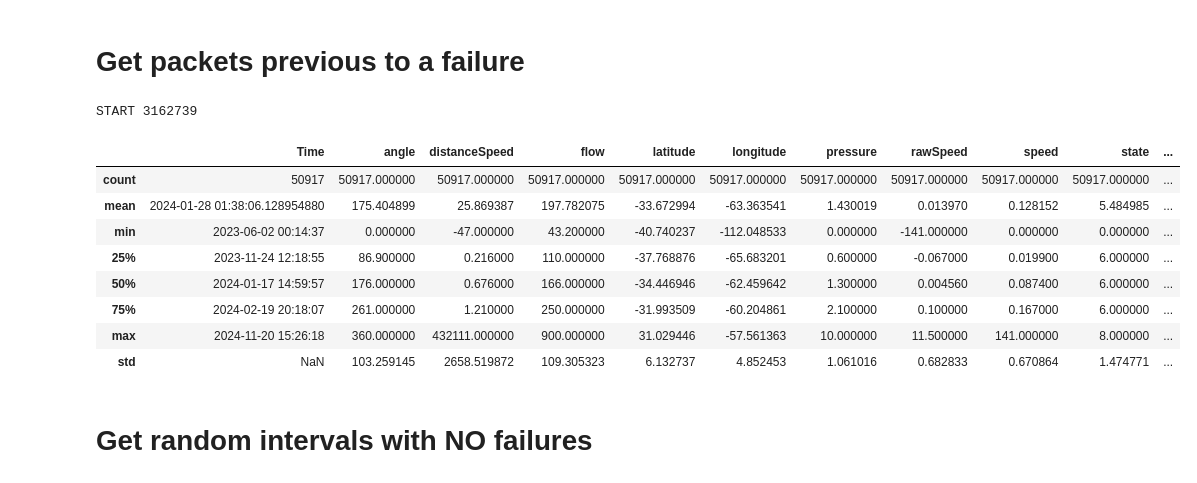
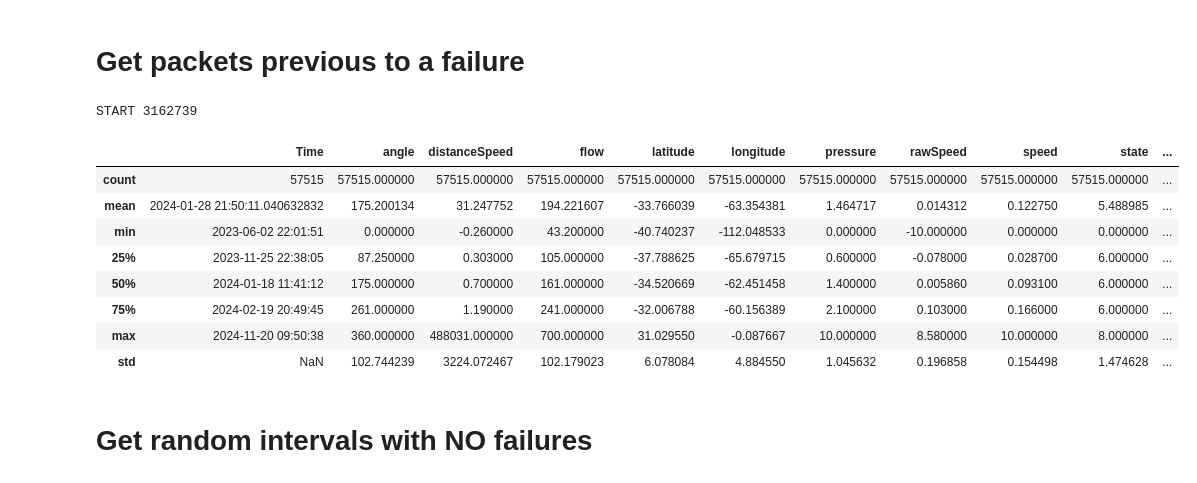
Before and after one commit to KOseare/rnn-failure-prediction, a Jupyter notebook: data-cleaning.ipynb, the cells around one changed output. Cells and saved outputs as stored; diff of their text form; code cells hidden in the pictures.

```diff
--- a/data-cleaning.ipynb
+++ b/data-cleaning.ipynb
@@ -35,6 +35,10 @@ from tqdm import tqdm
 
 ALARM_PUMP = 3
 ALARM_EQUIPMENT = 5
+INTERVAL_HOURS = 8
+PACKETS_PER_HOUR = 4
+MAX_PACKETS = PACKETS_PER_HOUR * INTERVAL_HOURS
+MIN_PACKETS = MAX_PACKETS - 1 * INTERVAL_HOURS
 
 df = pd.read_csv('raw_ia_data.csv')
 df['Time'] = pd.to_datetime(df['Time'])
@@ -69,47 +73,51 @@ for index in tqdm(df.iloc[::-1].index):  # Reverse order
         last_row = {'Time': current_time, 'State': current_state, 'Index': index}
     elif last_row is not None:
         time_diff = last_row['Time'] - current_time
-        if  time_diff.total_seconds() > 6 * 3600 or current_device != device_group:   # More than 6 hours
+        if  time_diff.total_seconds() > INTERVAL_HOURS * 3600 or current_device != device_group:   # More than 6 hours
             # End interval
             last_row = None
             rows_to_drop.append(index)  # Mark the row for deletion
-            general['times_to_fail'] = current['times_to_fail'] + general['times_to_fail']
-            general['interval_groups'] = current['interval_groups'] + general['interval_groups']
+            if len(current['current_rows']) < MIN_PACKETS or len(current['current_rows']) > MAX_PACKETS:
+                rows_to_drop += current['current_rows']
+            else:
+                general['times_to_fail'] = current['times_to_fail'] + general['times_to_fail']
+                general['interval_groups'] = current['interval_groups'] + general['interval_groups']
+                current_group += 1
+
             current = {
                 'times_to_fail': [],
                 'interval_groups': [],
                 'current_rows': []
             }
-            current_group += 1
         else:
             # Append to interval
             current['times_to_fail'].insert(0, time_diff.total_seconds())
             current['interval_groups'].insert(0, current_group)
             current['current_rows'].insert(0, index)
     else:
       rows_to_drop.append(index)  # Mark the row for deletion
 
 # Drop rows in a single operation (more efficient)
 df.drop(rows_to_drop, inplace=True)
 # Reset the index after dropping rows (optional)
 df.reset_index(drop=True, inplace=True)
 df['timeToFail'] = general['times_to_fail']
 df['intervalGroup'] = general['interval_groups']
 
 df.to_csv('ia_data_events.csv', index=False)
 
 df.describe()
 # %% [output]
 START 3162739
 |  | Time | angle | distanceSpeed | flow | latitude | longitude | pressure | rawSpeed | speed | state | ... |
-| count | 50917 | 50917.000000 | 50917.000000 | 50917.000000 | 50917.000000 | 50917.000000 | 50917.000000 | 50917.000000 | 50917.000000 | 50917.000000 | ... |
-| mean | 2024-01-28 01:38:06.128954880 | 175.404899 | 25.869387 | 197.782075 | -33.672994 | -63.363541 | 1.430019 | 0.013970 | 0.128152 | 5.484985 | ... |
-| min | 2023-06-02 00:14:37 | 0.000000 | -47.000000 | 43.200000 | -40.740237 | -112.048533 | 0.000000 | -141.000000 | 0.000000 | 0.000000 | ... |
-| 25% | 2023-11-24 12:18:55 | 86.900000 | 0.216000 | 110.000000 | -37.768876 | -65.683201 | 0.600000 | -0.067000 | 0.019900 | 6.000000 | ... |
-| 50% | 2024-01-17 14:59:57 | 176.000000 | 0.676000 | 166.000000 | -34.446946 | -62.459642 | 1.300000 | 0.004560 | 0.087400 | 6.000000 | ... |
-| 75% | 2024-02-19 20:18:07 | 261.000000 | 1.210000 | 250.000000 | -31.993509 | -60.204861 | 2.100000 | 0.100000 | 0.167000 | 6.000000 | ... |
-| max | 2024-11-20 15:26:18 | 360.000000 | 432111.000000 | 900.000000 | 31.029446 | -57.561363 | 10.000000 | 11.500000 | 141.000000 | 8.000000 | ... |
-| std | NaN | 103.259145 | 2658.519872 | 109.305323 | 6.132737 | 4.852453 | 1.061016 | 0.682833 | 0.670864 | 1.474771 | ... |
+| count | 57515 | 57515.000000 | 57515.000000 | 57515.000000 | 57515.000000 | 57515.000000 | 57515.000000 | 57515.000000 | 57515.000000 | 57515.000000 | ... |
+| mean | 2024-01-28 21:50:11.040632832 | 175.200134 | 31.247752 | 194.221607 | -33.766039 | -63.354381 | 1.464717 | 0.014312 | 0.122750 | 5.488985 | ... |
+| min | 2023-06-02 22:01:51 | 0.000000 | -0.260000 | 43.200000 | -40.740237 | -112.048533 | 0.000000 | -10.000000 | 0.000000 | 0.000000 | ... |
+| 25% | 2023-11-25 22:38:05 | 87.250000 | 0.303000 | 105.000000 | -37.788625 | -65.679715 | 0.600000 | -0.078000 | 0.028700 | 6.000000 | ... |
+| 50% | 2024-01-18 11:41:12 | 175.000000 | 0.700000 | 161.000000 | -34.520669 | -62.451458 | 1.400000 | 0.005860 | 0.093100 | 6.000000 | ... |
+| 75% | 2024-02-19 20:49:45 | 261.000000 | 1.190000 | 241.000000 | -32.006788 | -60.156389 | 2.100000 | 0.103000 | 0.166000 | 6.000000 | ... |
+| max | 2024-11-20 09:50:38 | 360.000000 | 488031.000000 | 700.000000 | 31.029550 | -0.087667 | 10.000000 | 8.580000 | 10.000000 | 8.000000 | ... |
+| std | NaN | 102.744239 | 3224.072467 | 102.179023 | 6.078084 | 4.884550 | 1.045632 | 0.196858 | 0.154498 | 1.474628 | ... |
 # %% [markdown]
 # Get random intervals with NO failures
 # %%
```
Also changed, not shown: parts of 1 cell of this notebook, 1 other file.
